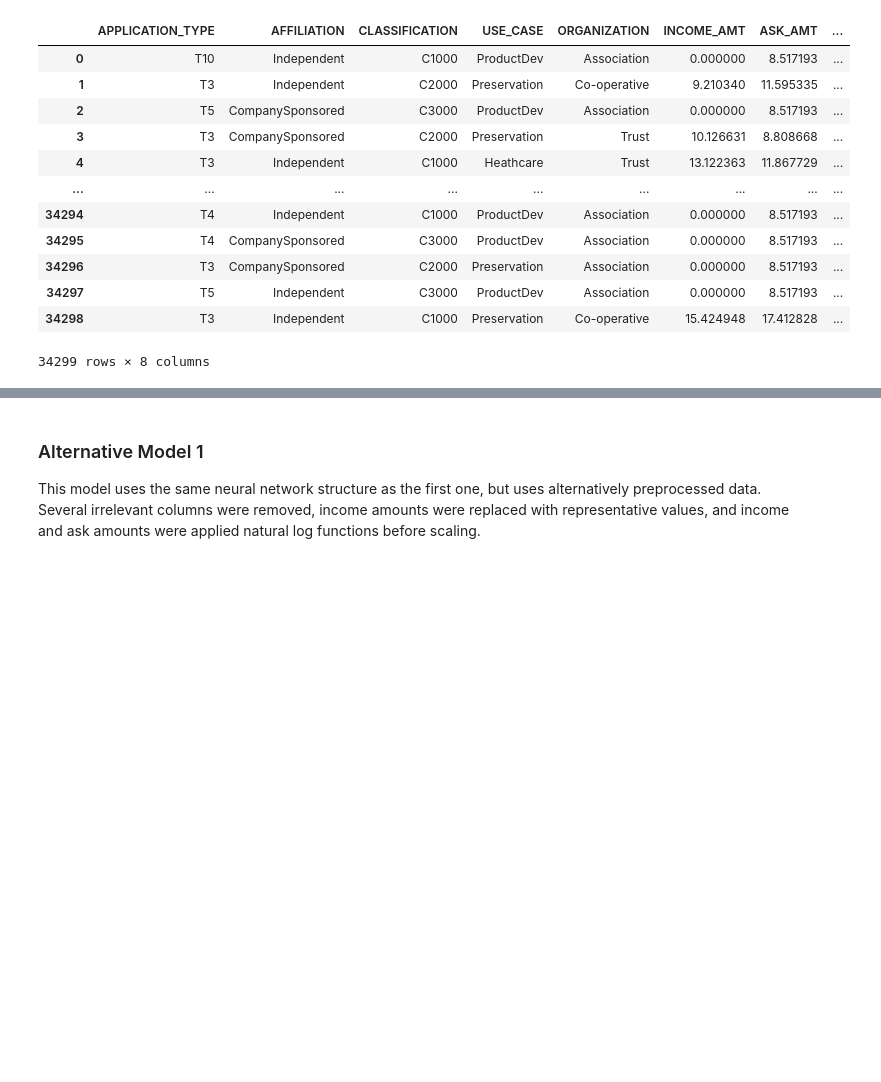
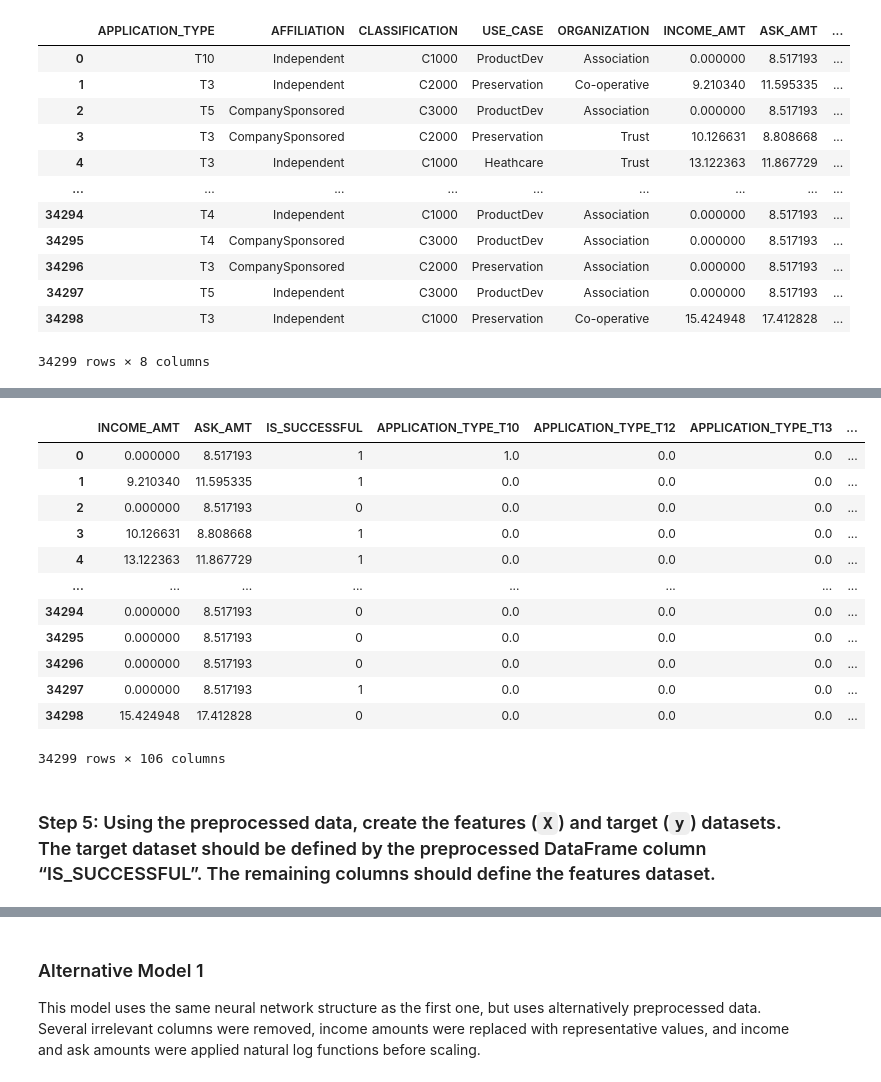
Before and after one commit to phodsman/Venture-Capital-Neural-Network-Classifier, a Jupyter notebook: venture_funding_with_deep_learning.ipynb, the cells around one changed output, grey strips where cells are left out. Cells and saved outputs as stored; diff of their text form; code cells hidden in the pictures; blank space fills up the shorter version.

```diff
--- a/venture_funding_with_deep_learning.ipynb
+++ b/venture_funding_with_deep_learning.ipynb
@@ -544,0 +547,6 @@ display(applicant_data_df_a1)
+# %%
+# Create a list of categorical variables
+categorical_variables = list(applicant_data_df_a1.dtypes[applicant_data_df_a1.dtypes=="object"].index)
+
+# Display the categorical variables list
+categorical_variables
@@ -544,0 +559,14 @@ display(applicant_data_df_a1)
+# %%
+# Create a OneHotEncoder instance
+enc = OneHotEncoder(sparse=False)
+# %%
+# Encode the categorcal variables using OneHotEncoder
+encoded_data_a1 = enc.fit_transform(applicant_data_df_a1[categorical_variables])
+# %%
+# Create a DataFrame with the encoded variables
+encoded_df_a1 = pd.DataFrame(
+    encoded_data_a1,
+    columns = enc.get_feature_names(categorical_variables))
+
+# Review the DataFrame
+encoded_df_a1
@@ -544,0 +591,22 @@ display(applicant_data_df_a1)
+# %%
+# Add the numerical variables from the original DataFrame to the one-hot encoding DataFrame
+preprocessed_df_a1 = pd.concat([applicant_data_df_a1.drop(columns=categorical_variables), encoded_df_a1], axis=1)
+
+# Review the Dataframe
+preprocessed_df_a1
+# %% [output]
+|  | INCOME_AMT | ASK_AMT | IS_SUCCESSFUL | APPLICATION_TYPE_T10 | APPLICATION_TYPE_T12 | APPLICATION_TYPE_T13 | ... |
+| 0 | 0.000000 | 8.517193 | 1 | 1.0 | 0.0 | 0.0 | ... |
+| 1 | 9.210340 | 11.595335 | 1 | 0.0 | 0.0 | 0.0 | ... |
+| 2 | 0.000000 | 8.517193 | 0 | 0.0 | 0.0 | 0.0 | ... |
+| 3 | 10.126631 | 8.808668 | 1 | 0.0 | 0.0 | 0.0 | ... |
+| 4 | 13.122363 | 11.867729 | 1 | 0.0 | 0.0 | 0.0 | ... |
+| ... | ... | ... | ... | ... | ... | ... | ... |
+| 34294 | 0.000000 | 8.517193 | 0 | 0.0 | 0.0 | 0.0 | ... |
+| 34295 | 0.000000 | 8.517193 | 0 | 0.0 | 0.0 | 0.0 | ... |
+| 34296 | 0.000000 | 8.517193 | 0 | 0.0 | 0.0 | 0.0 | ... |
+| 34297 | 0.000000 | 8.517193 | 1 | 0.0 | 0.0 | 0.0 | ... |
+| 34298 | 15.424948 | 17.412828 | 0 | 0.0 | 0.0 | 0.0 | ... |
+34299 rows × 106 columns
+# %% [markdown]
+### Step 5: Using the preprocessed data, create the features (`X`) and target (`y`) datasets. The target dataset should be defined by the preprocessed DataFrame column “IS_SUCCESSFUL”. The remaining columns should define the features dataset.
```
Also changed, not shown: parts of 11 cells of this notebook.
